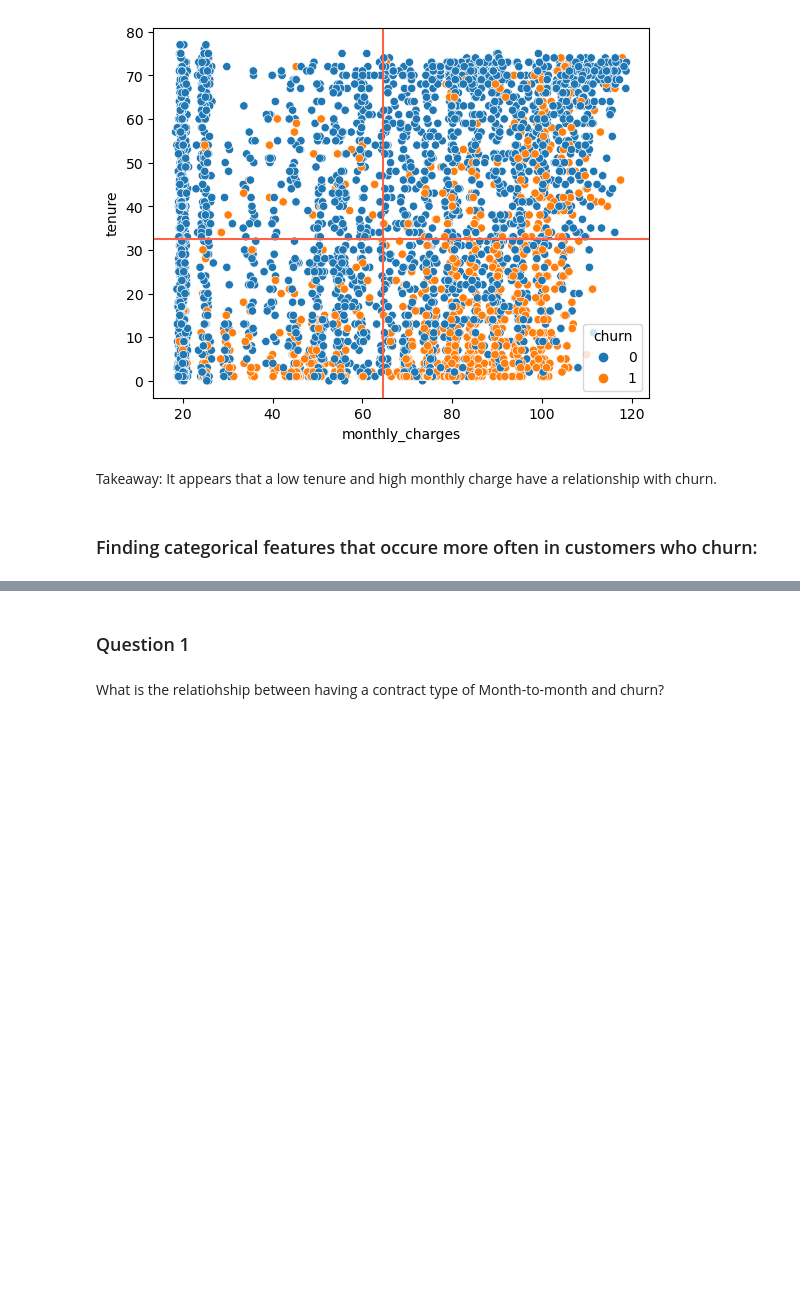
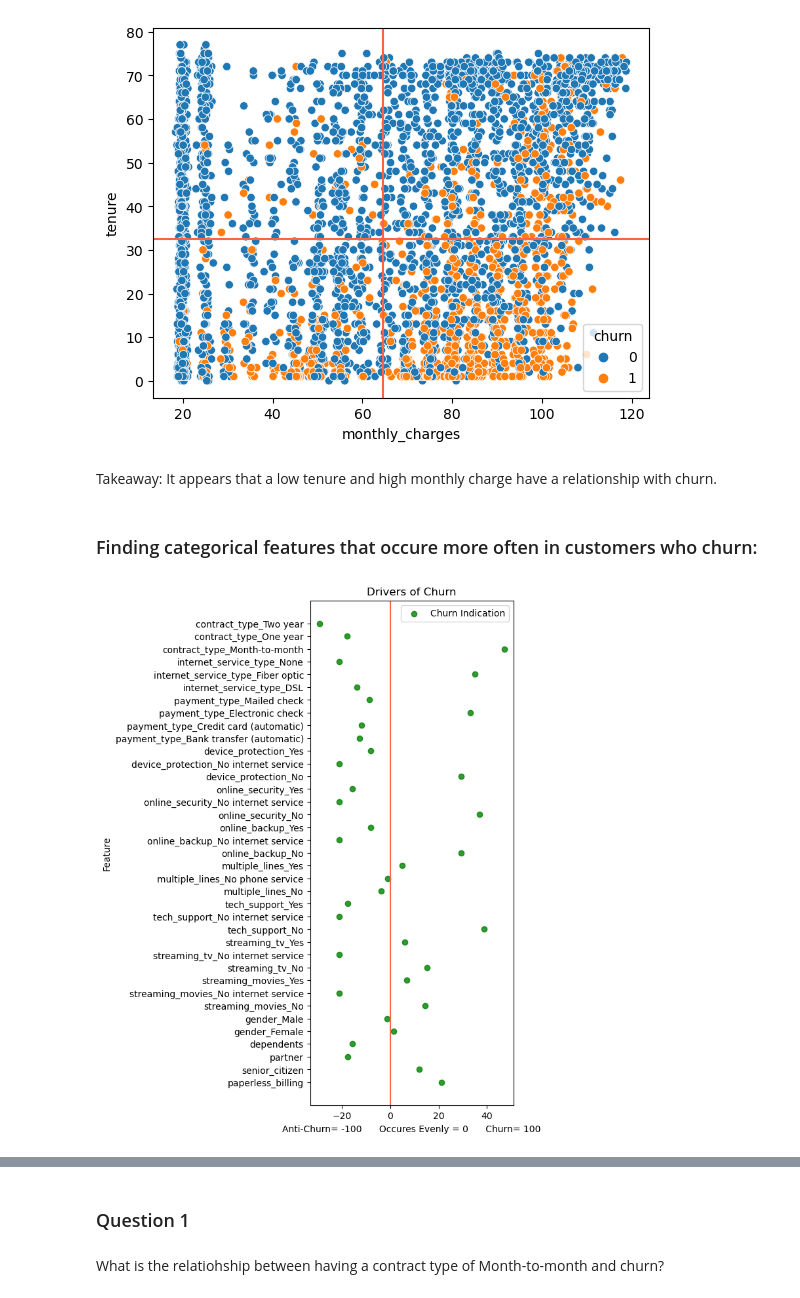
Before and after one commit to JoshuaHolt-Tech/classification_project, a Jupyter notebook: final_report.ipynb, the cells around one changed output, grey strips where cells are left out. Cells and saved outputs as stored; diff of their text form; code cells hidden in the pictures; blank space fills up the shorter version.

Commit message:
These are the final revision of each item.

```diff
--- a/final_report.ipynb
+++ b/final_report.ipynb
@@ -94,6 +94,11 @@ tf.charges_chart(train)
 Takeaway: It appears that a low tenure and high monthly charge have a relationship with churn.
 # %% [markdown]
 ### Finding categorical features that occure more often in customers who churn:
+# %%
+#Builds a visual that shows how each feature contributes to churn
+tf.viz_ind_churn(dis_df)
+# %% [output]
+[figure, added]
 # %%
 #Top features to investigate
 churn_indicator
```
Also changed, not shown: parts of 6 cells of this notebook, 3 other files.
